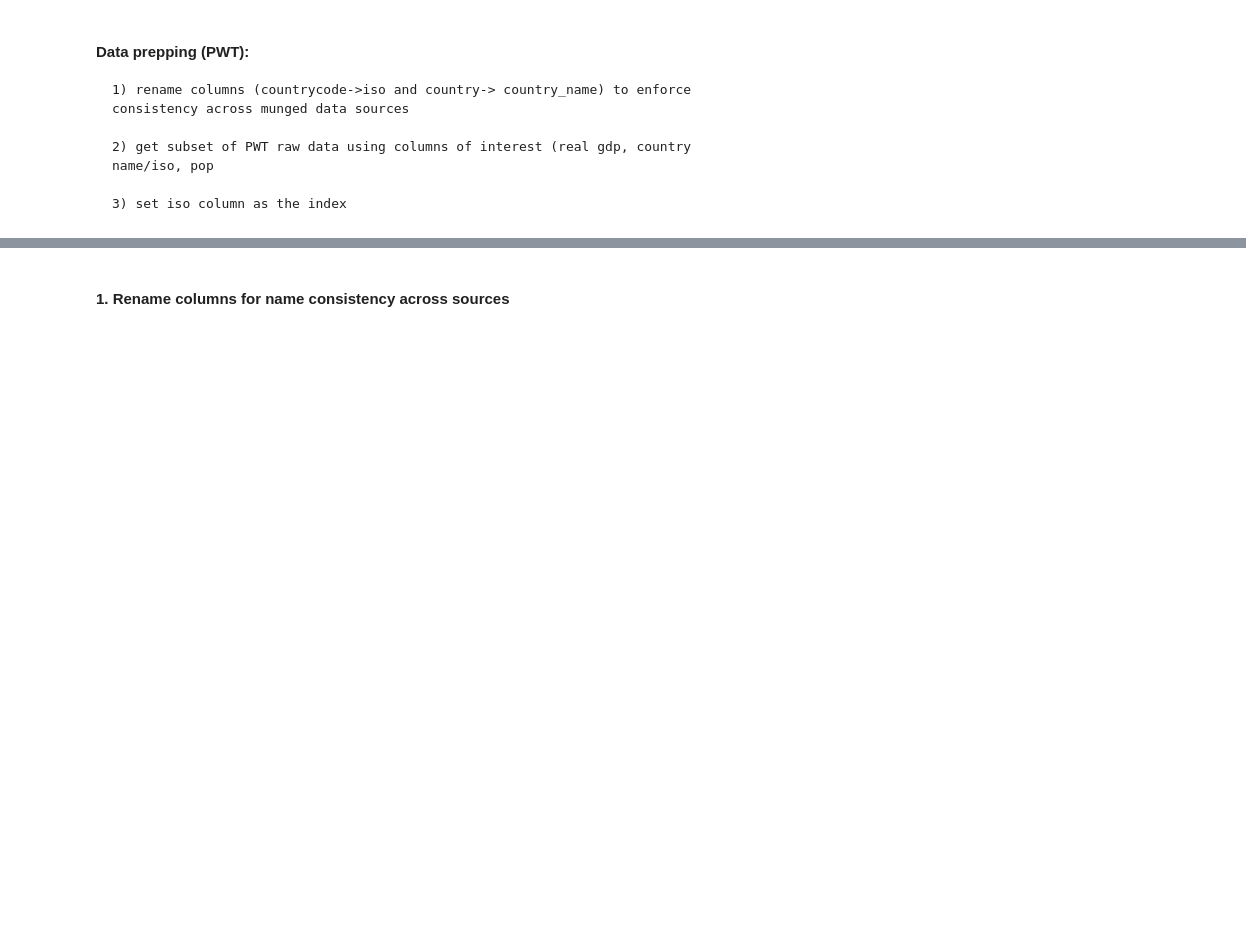
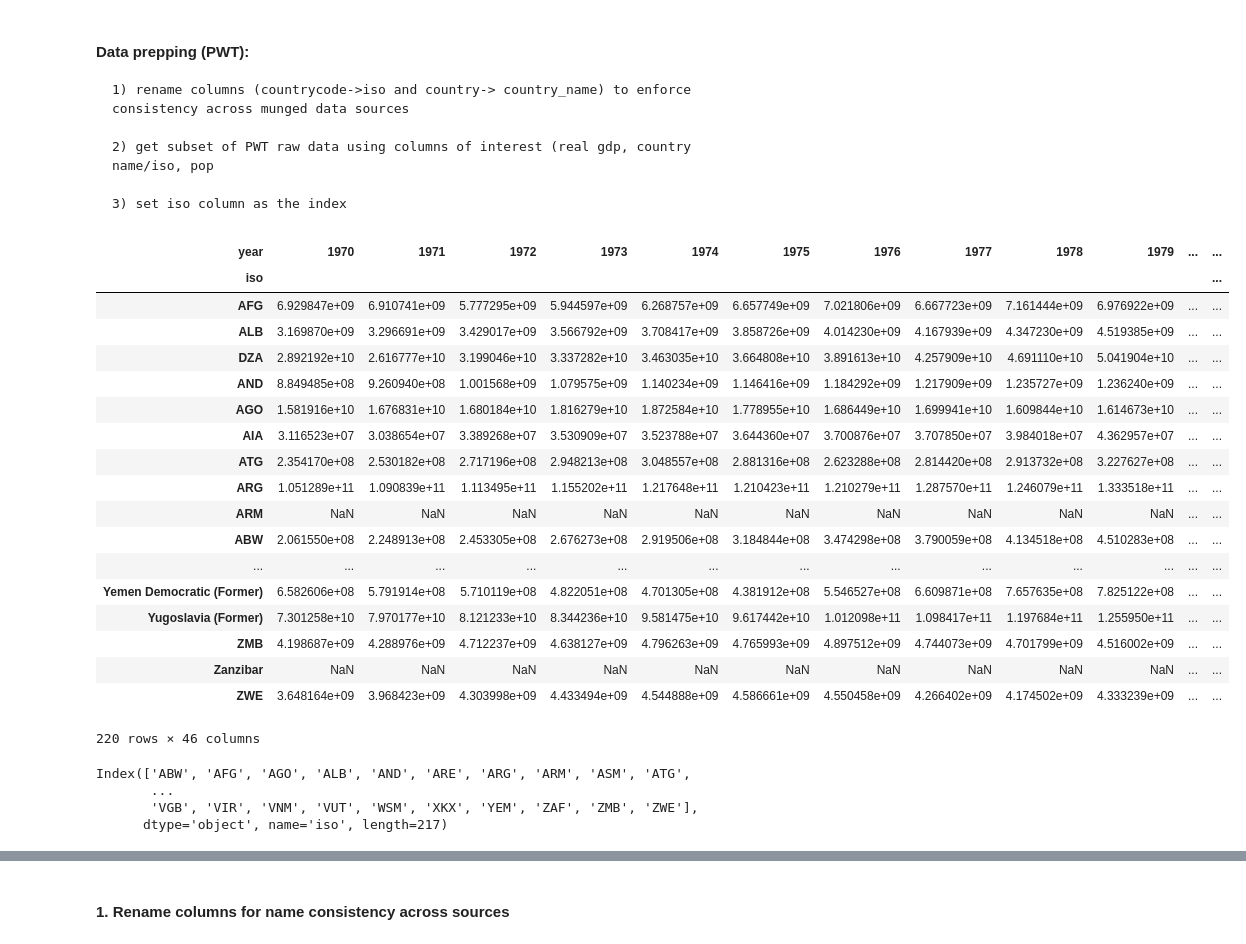
Before and after one commit to moonlimb/zerg, a Jupyter notebook: analysis/compare_gdp_data.ipynb, the cells around one changed output, grey strips where cells are left out. Cells and saved outputs as stored; diff of their text form; code cells hidden in the pictures; blank space fills up the shorter version.

```diff
--- a/analysis/compare_gdp_data.ipynb
+++ b/analysis/compare_gdp_data.ipynb
@@ -336,0 +457,29 @@ df_wb_iso = set_col_as_index(df_wb, 'Country Code')
+# %%
+un_source
+# %% [output]
+| year | 1970 | 1971 | 1972 | 1973 | 1974 | 1975 | 1976 | 1977 | 1978 | 1979 | ... | ... |
+| iso |  |  |  |  |  |  |  |  |  |  |  | ... |
+| AFG | 6.929847e+09 | 6.910741e+09 | 5.777295e+09 | 5.944597e+09 | 6.268757e+09 | 6.657749e+09 | 7.021806e+09 | 6.667723e+09 | 7.161444e+09 | 6.976922e+09 | ... | ... |
+| ALB | 3.169870e+09 | 3.296691e+09 | 3.429017e+09 | 3.566792e+09 | 3.708417e+09 | 3.858726e+09 | 4.014230e+09 | 4.167939e+09 | 4.347230e+09 | 4.519385e+09 | ... | ... |
+| DZA | 2.892192e+10 | 2.616777e+10 | 3.199046e+10 | 3.337282e+10 | 3.463035e+10 | 3.664808e+10 | 3.891613e+10 | 4.257909e+10 | 4.691110e+10 | 5.041904e+10 | ... | ... |
+| AND | 8.849485e+08 | 9.260940e+08 | 1.001568e+09 | 1.079575e+09 | 1.140234e+09 | 1.146416e+09 | 1.184292e+09 | 1.217909e+09 | 1.235727e+09 | 1.236240e+09 | ... | ... |
+| AGO | 1.581916e+10 | 1.676831e+10 | 1.680184e+10 | 1.816279e+10 | 1.872584e+10 | 1.778955e+10 | 1.686449e+10 | 1.699941e+10 | 1.609844e+10 | 1.614673e+10 | ... | ... |
+| AIA | 3.116523e+07 | 3.038654e+07 | 3.389268e+07 | 3.530909e+07 | 3.523788e+07 | 3.644360e+07 | 3.700876e+07 | 3.707850e+07 | 3.984018e+07 | 4.362957e+07 | ... | ... |
+| ATG | 2.354170e+08 | 2.530182e+08 | 2.717196e+08 | 2.948213e+08 | 3.048557e+08 | 2.881316e+08 | 2.623288e+08 | 2.814420e+08 | 2.913732e+08 | 3.227627e+08 | ... | ... |
+| ARG | 1.051289e+11 | 1.090839e+11 | 1.113495e+11 | 1.155202e+11 | 1.217648e+11 | 1.210423e+11 | 1.210279e+11 | 1.287570e+11 | 1.246079e+11 | 1.333518e+11 | ... | ... |
+| ARM | NaN | NaN | NaN | NaN | NaN | NaN | NaN | NaN | NaN | NaN | ... | ... |
+| ABW | 2.061550e+08 | 2.248913e+08 | 2.453305e+08 | 2.676273e+08 | 2.919506e+08 | 3.184844e+08 | 3.474298e+08 | 3.790059e+08 | 4.134518e+08 | 4.510283e+08 | ... | ... |
+| ... | ... | ... | ... | ... | ... | ... | ... | ... | ... | ... | ... | ... |
+| Yemen Democratic (Former) | 6.582606e+08 | 5.791914e+08 | 5.710119e+08 | 4.822051e+08 | 4.701305e+08 | 4.381912e+08 | 5.546527e+08 | 6.609871e+08 | 7.657635e+08 | 7.825122e+08 | ... | ... |
+| Yugoslavia (Former) | 7.301258e+10 | 7.970177e+10 | 8.121233e+10 | 8.344236e+10 | 9.581475e+10 | 9.617442e+10 | 1.012098e+11 | 1.098417e+11 | 1.197684e+11 | 1.255950e+11 | ... | ... |
+| ZMB | 4.198687e+09 | 4.288976e+09 | 4.712237e+09 | 4.638127e+09 | 4.796263e+09 | 4.765993e+09 | 4.897512e+09 | 4.744073e+09 | 4.701799e+09 | 4.516002e+09 | ... | ... |
+| Zanzibar | NaN | NaN | NaN | NaN | NaN | NaN | NaN | NaN | NaN | NaN | ... | ... |
+| ZWE | 3.648164e+09 | 3.968423e+09 | 4.303998e+09 | 4.433494e+09 | 4.544888e+09 | 4.586661e+09 | 4.550458e+09 | 4.266402e+09 | 4.174502e+09 | 4.333239e+09 | ... | ... |
+220 rows × 46 columns
+# %%
+wb_source.index
+# %% [output]
+Index(['ABW', 'AFG', 'AGO', 'ALB', 'AND', 'ARE', 'ARG', 'ARM', 'ASM', 'ATG',
+       ...
+       'VGB', 'VIR', 'VNM', 'VUT', 'WSM', 'XKX', 'YEM', 'ZAF', 'ZMB', 'ZWE'],
+      dtype='object', name='iso', length=217)
```
Also changed, not shown: parts of 80 cells of this notebook, 1 other file.
